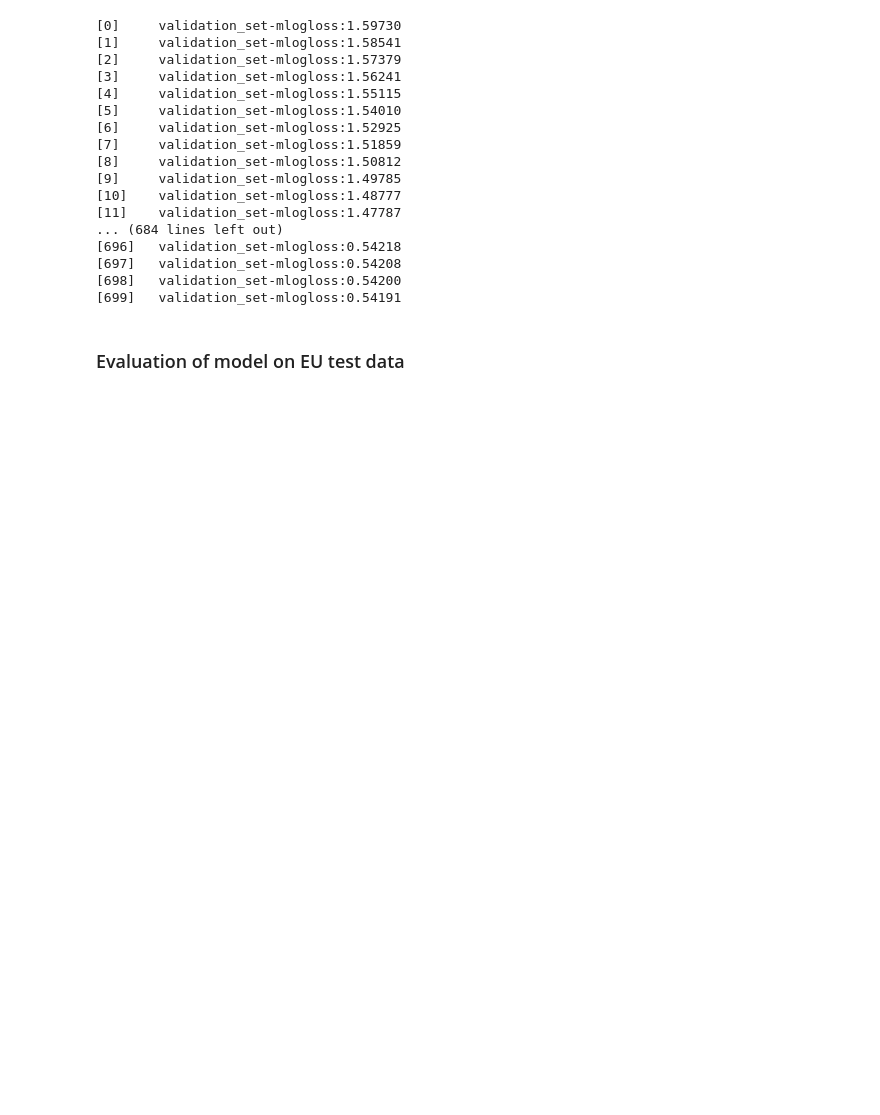
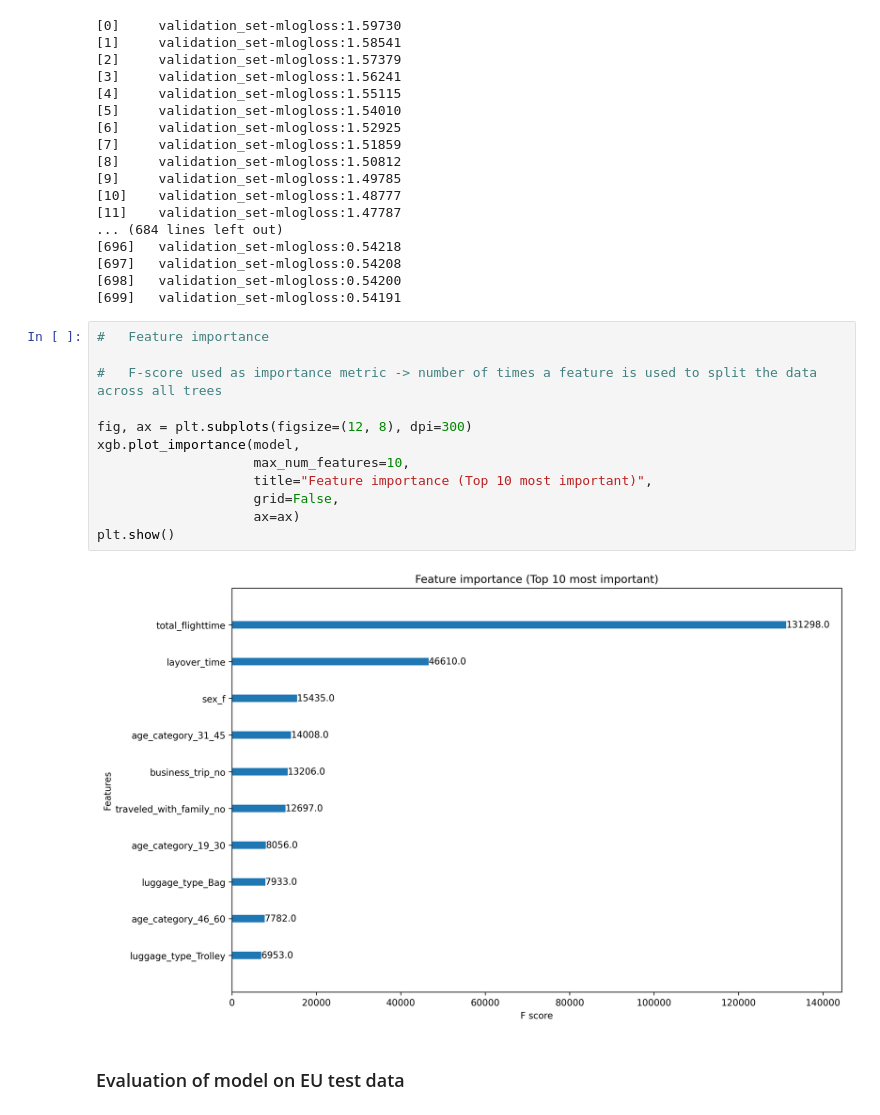
Before and after one commit to lexej/airport-recommendation, a Jupyter notebook: airport_recommenation.ipynb, the cells around one changed output. Drawn from its saved outputs; the diff is of its cells as text; blank space fills up the shorter version.

Commit message:
feature importance

```diff
--- a/airport_recommenation.ipynb
+++ b/airport_recommenation.ipynb
@@ -458,6 +458,20 @@ model = xgb.train(params=params,
 [697]   validation_set-mlogloss:0.54208
 [698]   validation_set-mlogloss:0.54200
 [699]   validation_set-mlogloss:0.54191
+# %%
+#   Feature importance
+
+#   F-score used as importance metric -> number of times a feature is used to split the data across all trees
+
+fig, ax = plt.subplots(figsize=(12, 8), dpi=300)
+xgb.plot_importance(model,
+                    max_num_features=10,
+                    title="Feature importance (Top 10 most important)",
+                    grid=False,
+                    ax=ax)
+plt.show()
+# %% [output]
+[figure, added]
 # %% [markdown]
 ### Evaluation of model on EU test data
 # %%
```
